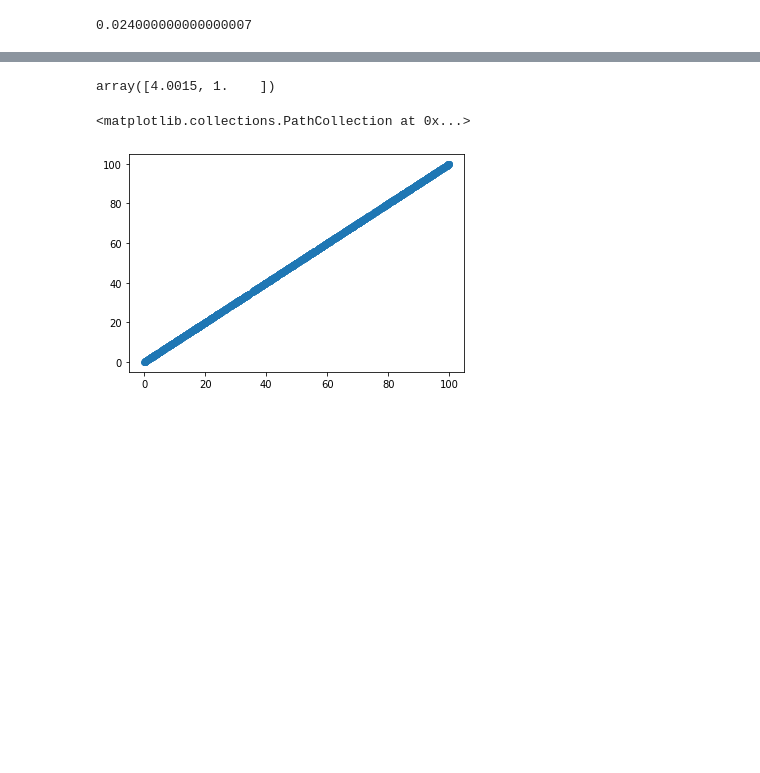
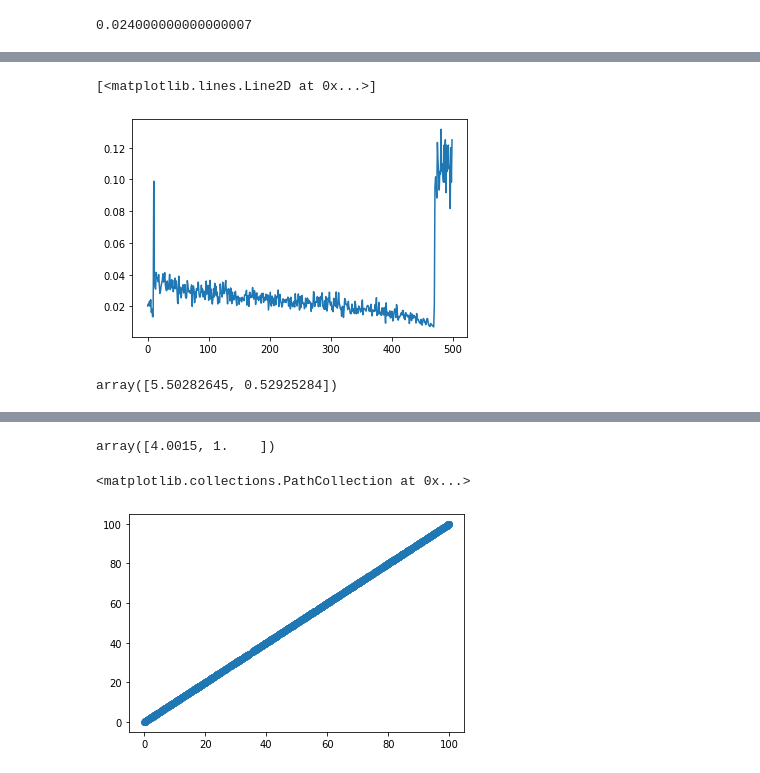
Before and after one commit to weathon/kNN_Research, a Jupyter notebook: knn_reserah.ipynb, the cells around one changed output, grey strips where cells are left out. Saved outputs shown, nothing was run; the diff lists cells and outputs as text; code cells hidden in the pictures; blank space fills up the shorter version.

```diff
--- a/knn_reserah.ipynb
+++ b/knn_reserah.ipynb
@@ -153,0 +158,30 @@ plt.plot(y[:])#kunbiziwesmbuxiajiang yes converged agan
+# %%
+y = []
+A = np.array([1,1.0]) #kunsuan busholieywei A meichongzhi?kunkoukeeeinkun loss functio kunkoue yunnashouzao shiqingkuabzoatooupad
+for epoches in range(500):
+  losssum = 0
+  for batch in range(10):
+    loss = train_step(A,30)
+    loss2 = train_step(A+[1,0],30) #klianggek buyiyang
+    slope = (loss2-loss)
+    A[0]-=slope
+
+    loss3 = train_step(A+[0,0.1],30)
+    slope2 = (loss3-loss)
+    A[1]-=slope2/0.1 #lossfanersanhsangsheng?xkousuankunwangji y=[]
+    #sunakunwangleshufflekouek
+    losssum+=loss
+    np.random.shuffle(indexs)
+    X = X[indexs]
+    Y = Y[indexs]
+  y.append(losssum/10)
+  # chon zhi A zhihou queshishoulie shouakunyunshoumauyunashou
+# %%
+plt.plot(y) #suanlengkunyunlengkunsuanttyoubushoulielewhy kunttsuankunyuneixnbuxiangzuole jiansuanxkoukunsuan haixing? zhng shou xkou kun kouekyun dade k wendningkunkooekunkokeweismbushoulie
+# %% [output]
+[<matplotlib.lines.Line2D at 0x...>]
+[figure, added]
+# %%
+A
+# %% [output]
+array([5.50282645, 0.52925284])
```
Also changed, not shown: parts of 10 cells of this notebook.
